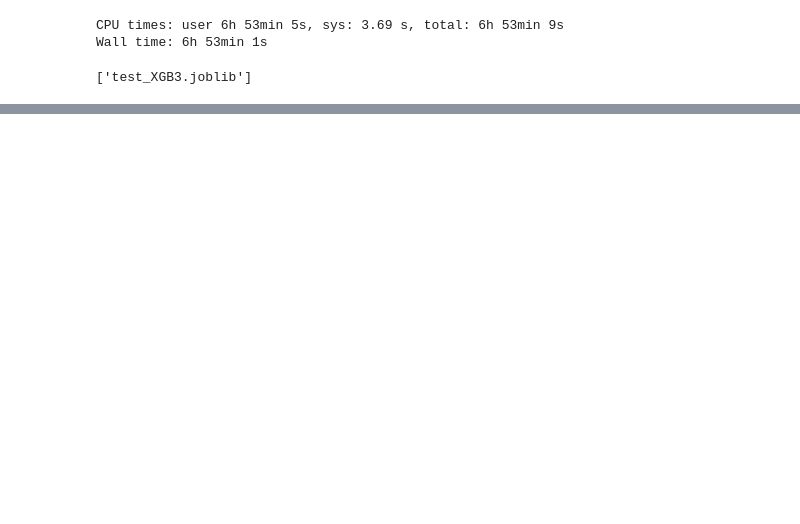
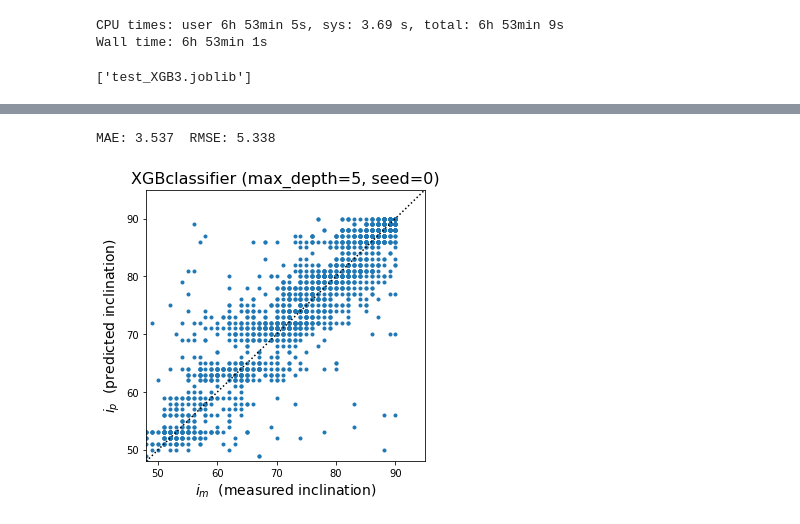
Before and after one commit to ekourkchi/incNET-data, a Jupyter notebook: incNET_modelExploration/incNET_exploreModels.ipynb, the cells around one changed output, grey strips where cells are left out. Cells and saved outputs as stored; diff of their text form; code cells hidden in the pictures; blank space fills up the shorter version.

```diff
--- a/incNET_exploreModels.ipynb
+++ b/incNET_modelExploration/incNET_exploreModels.ipynb
@@ -358,0 +350,7 @@ dump(model5, 'test_XGB5.joblib')
+# %%
+inc_p, inc_m = evalModel(Test_seed0, 'test_XGB5.joblib',
+                         title='XGBclassifier (max_depth=5, seed=0)')
+metrics(inc_p, inc_m)
+# %% [output]
+MAE: 3.537  RMSE: 5.338
+[figure, added]
```
Also changed, not shown: parts of 11 cells of this notebook.
